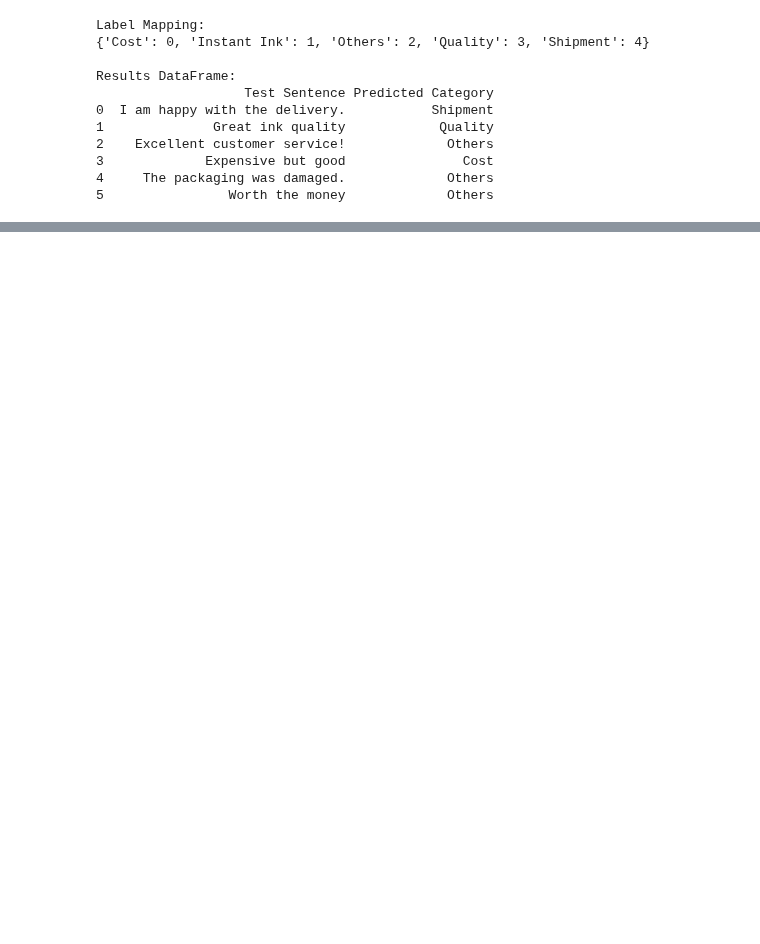
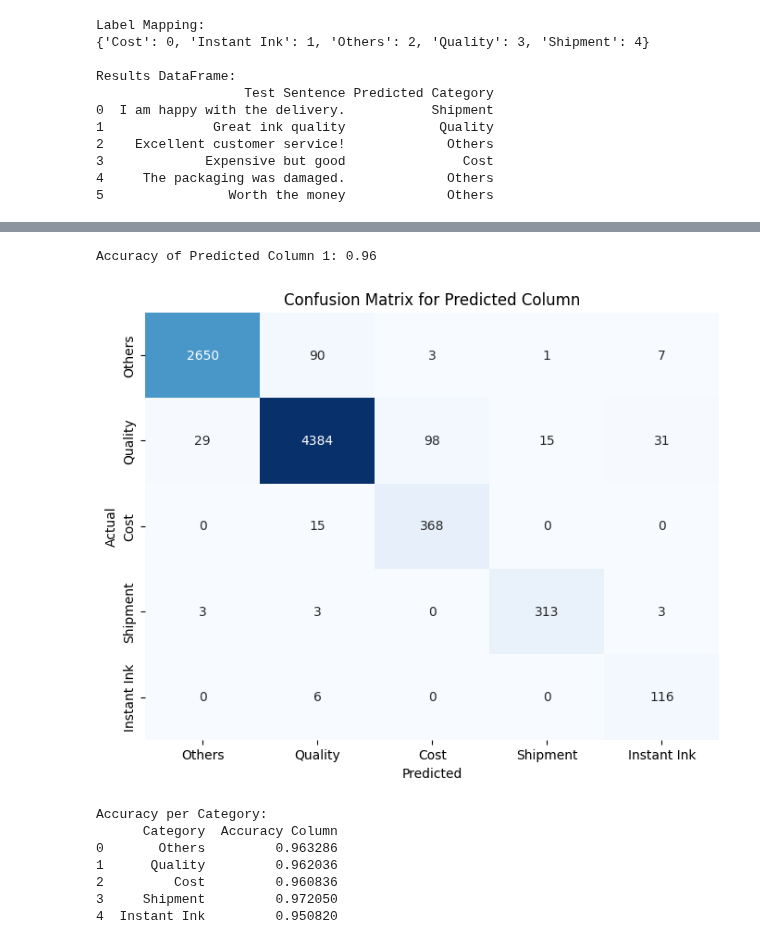
Before and after one commit to wd686/InkSightAnalyzer, a Jupyter notebook: distilbert (category).ipynb, the cells around one changed output, grey strips where cells are left out. Drawn from its saved outputs; the diff is of its cells as text; code cells hidden in the pictures; blank space fills up the shorter version.

```diff
--- a/distilbert (category).ipynb
+++ b/distilbert (category).ipynb
@@ -256,6 +288,14 @@ model_1 = './distilbert aspect classification' # all data
 model_2 = './distilbert aspect classification test' # 100 data points from each label category
 
 model_n = model_1
+
+# Load tokenizer
+import torch
+from transformers import DistilBertTokenizer, DistilBertForSequenceClassification
+from sklearn.preprocessing import LabelEncoder
+
+tokenizer = DistilBertTokenizer.from_pretrained(model_n)
+model = DistilBertForSequenceClassification.from_pretrained(model_n, num_labels=5)
 
 test_sentences = [
     "I am happy with the delivery.",
@@ -317,0 +391,51 @@ Results DataFrame:
+# %%
+# Calculate accuracy for predicted_column1
+accuracy1 = accuracy_score(df['max_predicted_aspect'], df['Predicted Category'])
+
+# Print the accuracies
+print(f"Accuracy of Predicted Column 1: {accuracy1:.2f}")
+# %% [output]
+Accuracy of Predicted Column 1: 0.96
+# %%
+import pandas as pd
+import numpy as np
+import matplotlib.pyplot as plt
+import seaborn as sns
+from sklearn.metrics import confusion_matrix
+
+conf_matrix1 = confusion_matrix(df['max_predicted_aspect'], df['Predicted Category'], labels = df['max_predicted_aspect'].unique())
+accuracy_per_category1 = np.diag(conf_matrix1) / conf_matrix1.sum(axis=1)
+
+# Function to plot confusion matrix
+def plot_confusion_matrix(cm, categories, title='Confusion Matrix'):
+    plt.figure(figsize=(8, 6))
+    sns.heatmap(cm, annot=True, fmt='d', cmap='Blues', cbar=False,
+                xticklabels=categories, yticklabels=categories)
+    plt.title(title)
+    plt.xlabel('Predicted')
+    plt.ylabel('Actual')
+    plt.show()
+
+plot_confusion_matrix(conf_matrix1, df['max_predicted_aspect'].unique(), title='Confusion Matrix for Predicted Column')
+
+# Categories
+categories = df['max_predicted_aspect'].unique()
+
+# Create a DataFrame to show accuracies per category
+accuracy_summary_df = pd.DataFrame({
+    'Category': categories,
+    'Accuracy Column': accuracy_per_category1
+})
+
+# Print the accuracy summary DataFrame
+print("Accuracy per Category:")
+print(accuracy_summary_df)
+# %% [output]
+[figure, added]
+Accuracy per Category:
+      Category  Accuracy Column
+0       Others         0.963286
+1      Quality         0.962036
+2         Cost         0.960836
+3     Shipment         0.972050
+4  Instant Ink         0.950820
```
Also changed, not shown: parts of 9 cells of this notebook.
